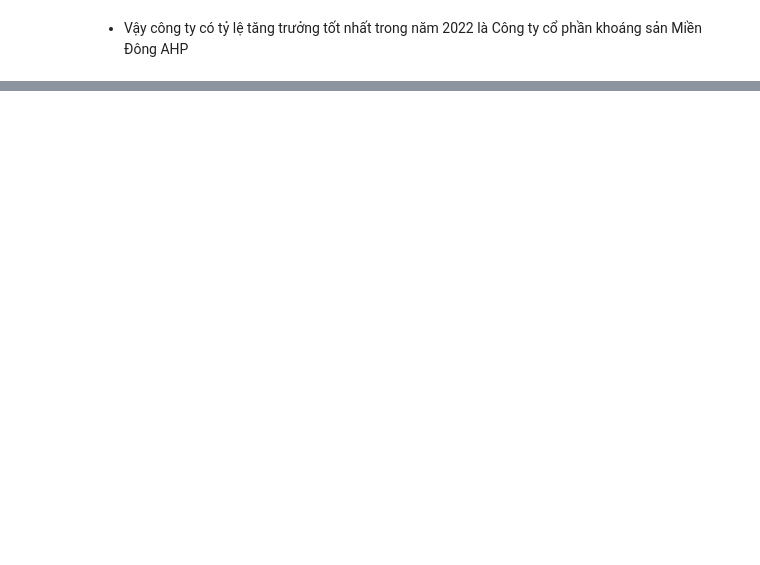
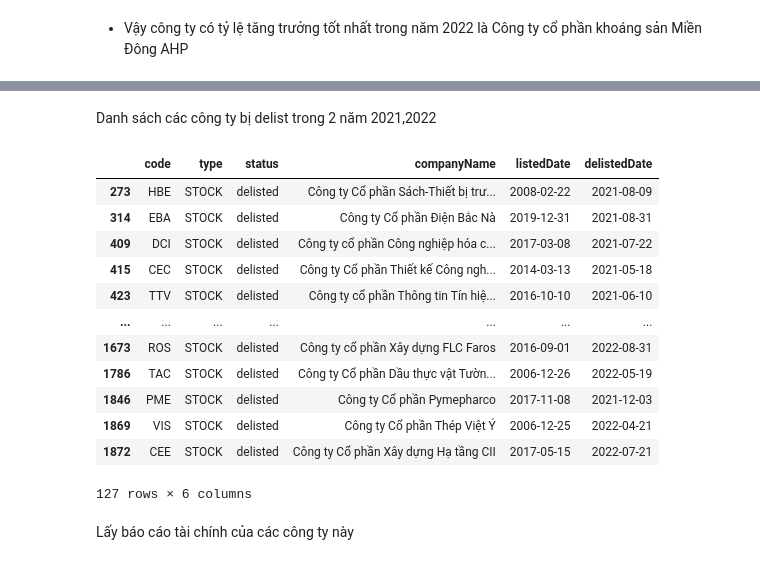
Before and after one commit to minhtringuyennn/NMKHDL_Project, a Jupyter notebook: crawl/crawl_data.ipynb, the cells around one changed output, grey strips where cells are left out. Drawn from its saved outputs; the diff is of its cells as text; code cells hidden in the pictures; blank space fills up the shorter version.

```diff
--- a/crawl/crawl_data.ipynb
+++ b/crawl/crawl_data.ipynb
@@ -450,0 +457,4 @@ stock_data.loc[stock_data['code'] == biggest_growth_rate['file']]
+# %%
+mask_inactive_stock_comapny = (stock_data['status'] == 'delisted') & (stock_data['type'] == 'STOCK')
+inactive_company = stock_data[mask_inactive_stock_comapny]
+inactive_company
@@ -450,0 +475,2 @@ stock_data.loc[stock_data['code'] == biggest_growth_rate['file']]
+# %%
+inactive_company['delistedDate'] = pd.to_datetime(inactive_company['delistedDate'], format='%Y-%m-%d')
@@ -450,0 +483,21 @@ stock_data.loc[stock_data['code'] == biggest_growth_rate['file']]
+# %% [markdown]
+Danh sách các công ty bị delist trong 2 năm 2021,2022
+# %%
+inactive_company_21_22 = inactive_company[(inactive_company['delistedDate'].dt.year == 2022) | (inactive_company['delistedDate'].dt.year == 2021)]
+inactive_company_21_22
+# %% [output]
+|  | code | type | status | companyName | listedDate | delistedDate |
+| 273 | HBE | STOCK | delisted | Công ty Cổ phần Sách-Thiết bị trư... | 2008-02-22 | 2021-08-09 |
+| 314 | EBA | STOCK | delisted | Công ty Cổ phần Điện Bắc Nà | 2019-12-31 | 2021-08-31 |
+| 409 | DCI | STOCK | delisted | Công ty cổ phần Công nghiệp hóa c... | 2017-03-08 | 2021-07-22 |
+| 415 | CEC | STOCK | delisted | Công ty Cổ phần Thiết kế Công ngh... | 2014-03-13 | 2021-05-18 |
+| 423 | TTV | STOCK | delisted | Công ty cổ phần Thông tin Tín hiệ... | 2016-10-10 | 2021-06-10 |
+| ... | ... | ... | ... | ... | ... | ... |
+| 1673 | ROS | STOCK | delisted | Công ty cổ phần Xây dựng FLC Faros | 2016-09-01 | 2022-08-31 |
+| 1786 | TAC | STOCK | delisted | Công ty Cổ phần Dầu thực vật Tườn... | 2006-12-26 | 2022-05-19 |
+| 1846 | PME | STOCK | delisted | Công ty Cổ phần Pymepharco | 2017-11-08 | 2021-12-03 |
+| 1869 | VIS | STOCK | delisted | Công ty Cổ phần Thép Việt Ý | 2006-12-25 | 2022-04-21 |
+| 1872 | CEE | STOCK | delisted | Công ty Cổ phần Xây dựng Hạ tầng CII | 2017-05-15 | 2022-07-21 |
+127 rows × 6 columns
+# %% [markdown]
+Lấy báo cáo tài chính của các công ty này
```
Also changed, not shown: parts of 10 cells of this notebook.
